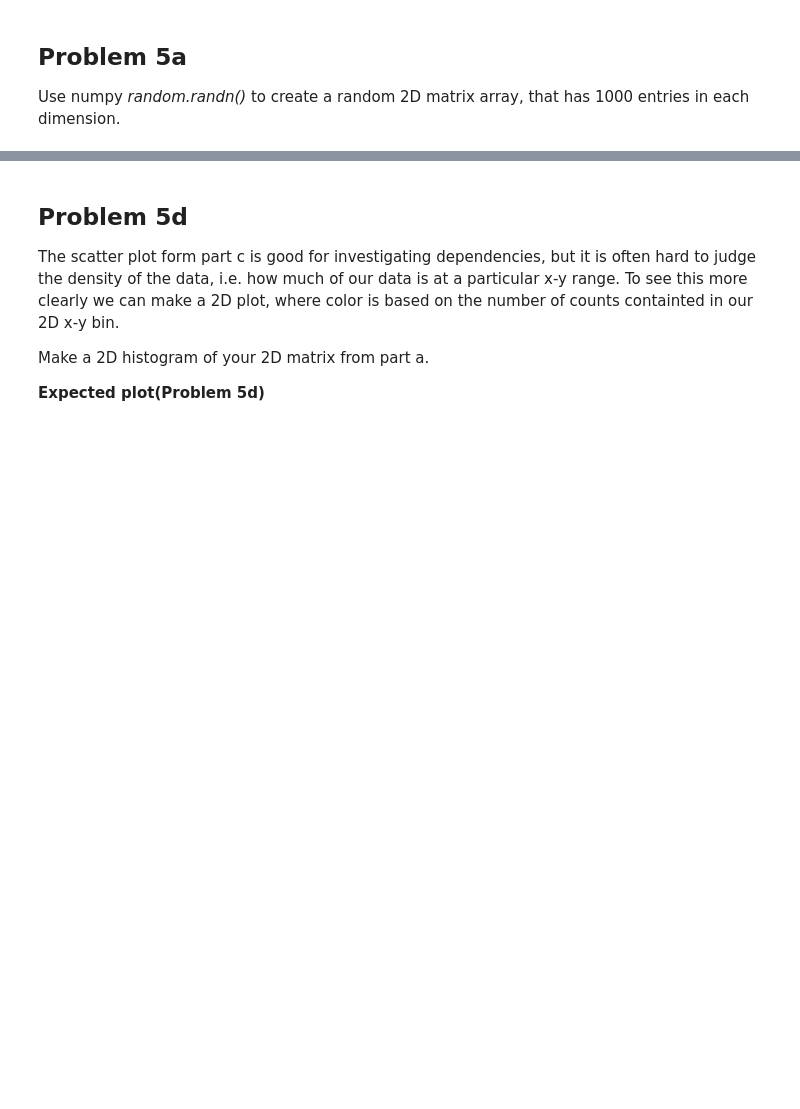
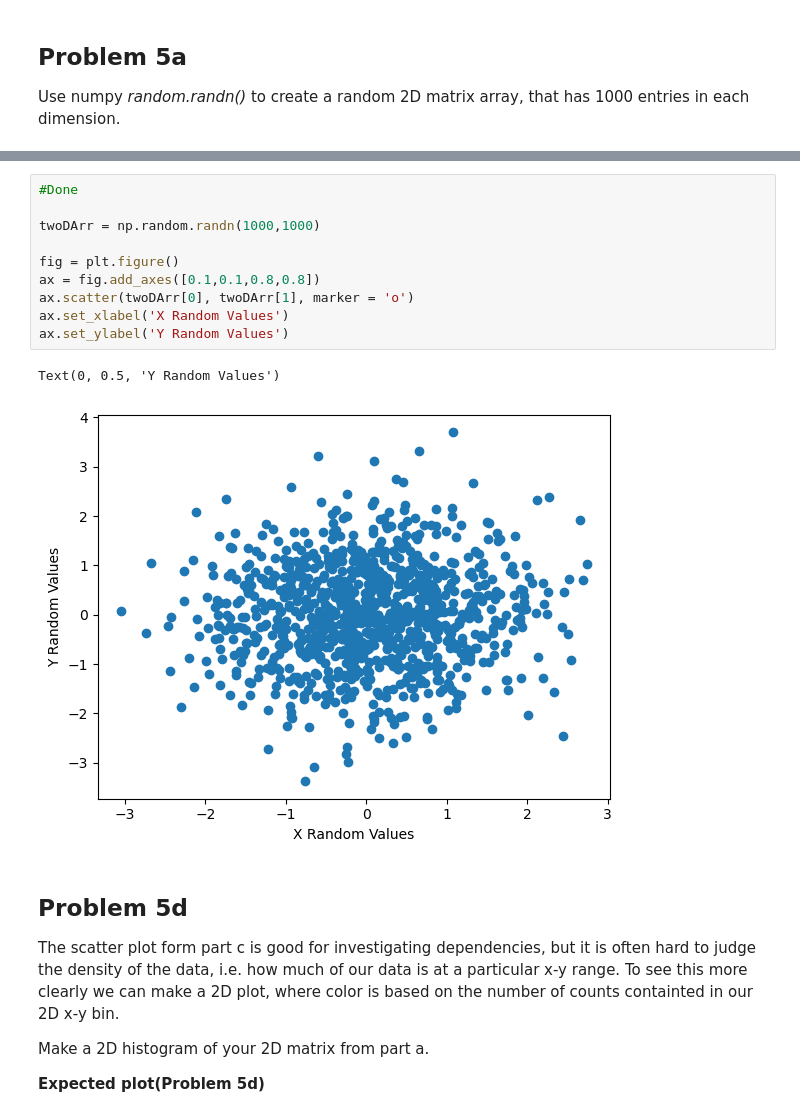
Before and after one commit to BrianEBranch/Phys-3511-Fall2023, a Jupyter notebook: Module01/Assignment/Assignment_01.ipynb, the cells around one changed output, grey strips where cells are left out. Cells and saved outputs as stored; diff of their text form; blank space fills up the shorter version.

```diff
--- a/Module01/Assignment/Assignment_01.ipynb
+++ b/Module01/Assignment/Assignment_01.ipynb
@@ -108,6 +182,19 @@ Now make a x-y scatter plot of the two columns you histogramed in part b. Be sur
 
 **Expected plot (Problem 5c)**
 ![P5c.png](attachment:P5c.png)
+# %%
+#Done
+
+twoDArr = np.random.randn(1000,1000)
+
+fig = plt.figure()
+ax = fig.add_axes([0.1,0.1,0.8,0.8])
+ax.scatter(twoDArr[0], twoDArr[1], marker = 'o')
+ax.set_xlabel('X Random Values')
+ax.set_ylabel('Y Random Values')
+# %% [output]
+Text(0, 0.5, 'Y Random Values')
+[figure, added]
 # %% [markdown]
 ## Problem 5d
 The scatter plot form part c is good for investigating dependencies, but it is often hard to judge the density of the data, i.e. how much of our data is at a particular x-y range. To see this more clearly we can make a 2D plot, where color is based on the number of counts containted in our 2D x-y bin.
```
Also changed, not shown: parts of 11 cells of this notebook.
